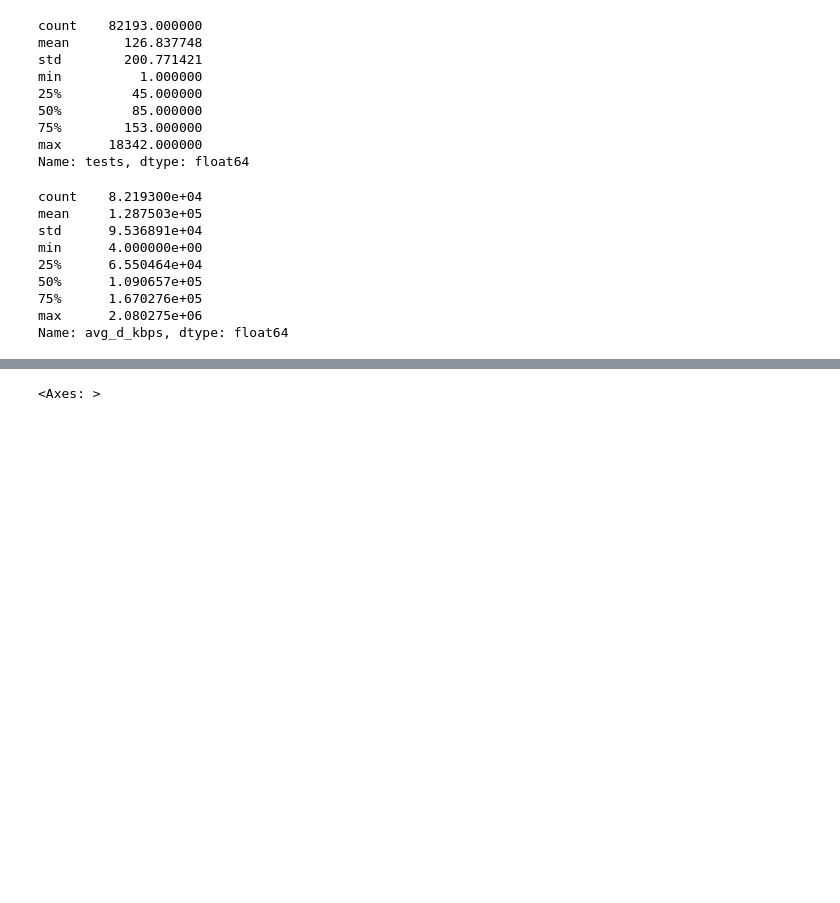
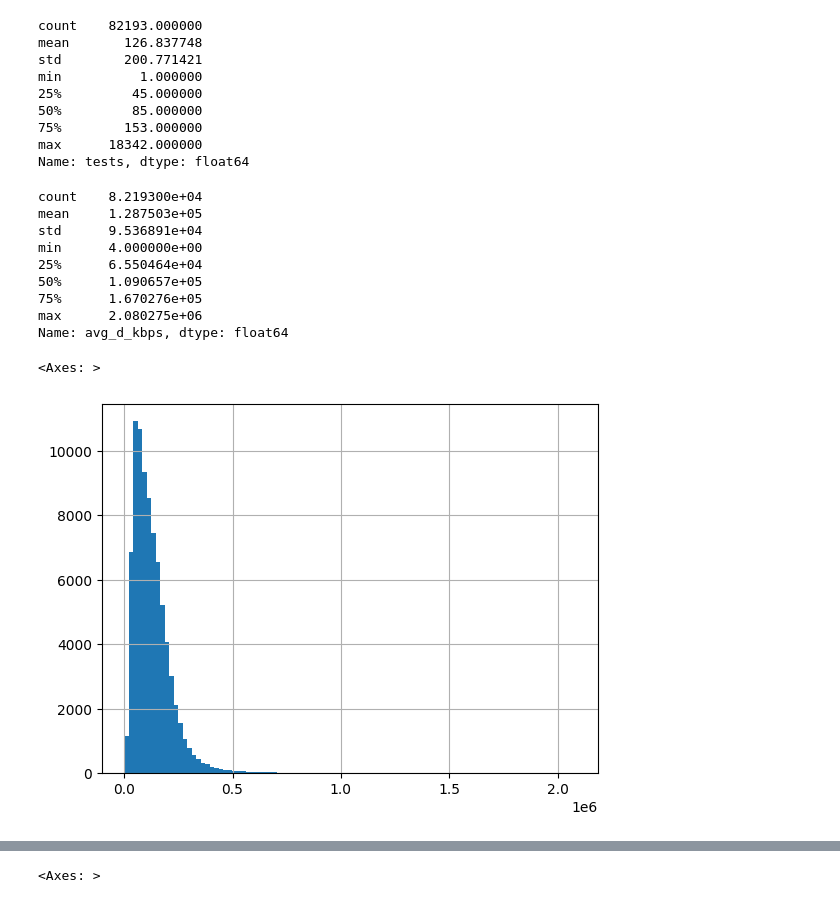
Before and after one commit to maxbusboom/WirelessIncome, a Jupyter notebook: notebooks/ericbusboom/03_ols.ipynb, the cells around one changed output, grey strips where cells are left out. Cells and saved outputs as stored; diff of their text form; code cells hidden in the pictures; blank space fills up the shorter version.

```diff
--- a/notebooks/ericbusboom/03_ols.ipynb
+++ b/notebooks/ericbusboom/03_ols.ipynb
@@ -53,8 +51,6 @@ type(mobile_gdf), type(tracts_gdf)
 # %% [output]
 (geopandas.geodataframe.GeoDataFrame, geopandas.geodataframe.GeoDataFrame)
 # %%
-
-
 print(f"Mobile data rows: {len(mobile_gdf)}")
 print(f"Tracts: {len(tracts_gdf)}")
 
@@ -63,7 +59,12 @@ mobile_gdf = mobile_gdf.to_crs(epsg=3857)
 tracts_gdf = tracts_gdf.to_crs(epsg=3857)
 
 # Spatial join: assign each speed point to a tract
-joined = gpd.sjoin(mobile_gdf, tracts_gdf[["GEOID", "median_income", "geometry"]], how="inner", predicate="within")
+joined = gpd.sjoin(
+    mobile_gdf,
+    tracts_gdf[["GEOID", "median_income", "geometry"]],
+    how="inner",
+    predicate="within",
+)
 
 print(f"Joined rows: {len(joined)}")
 joined.head()
@@ -140,3 +161,8 @@ min      4.000000e+00
 75%      1.670276e+05
 max      2.080275e+06
 Name: avg_d_kbps, dtype: float64
+# %%
+agg_df.avg_d_kbps.hist(bins=100)
+# %% [output]
+<Axes: >
+[figure, added]
```
Also changed, not shown: parts of 4 cells of this notebook, 1 other file.
